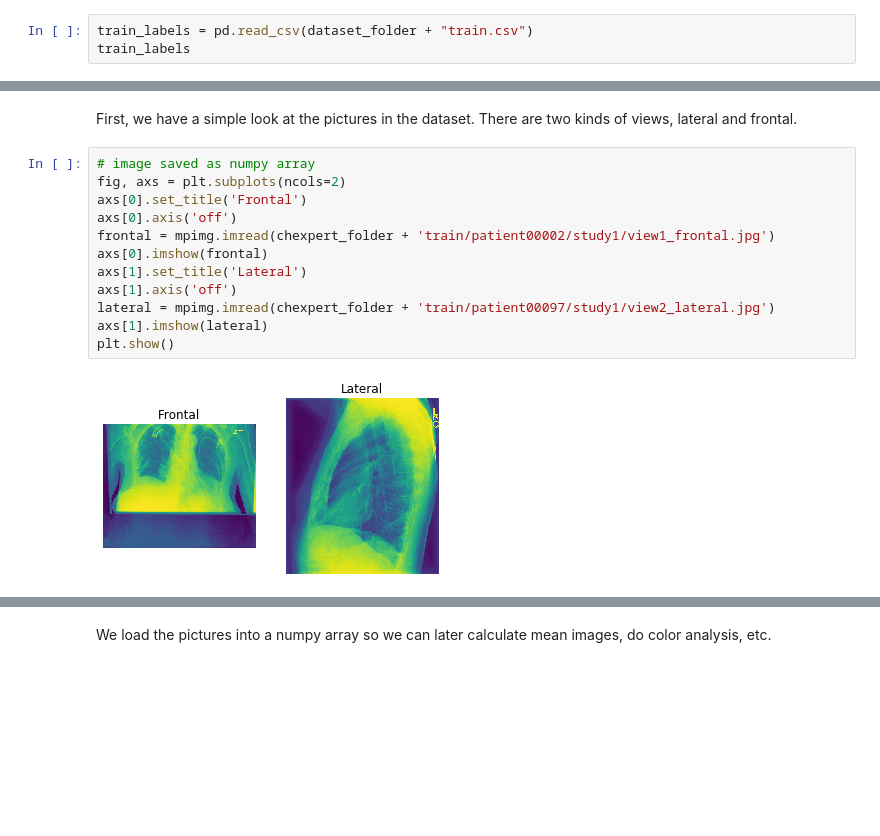
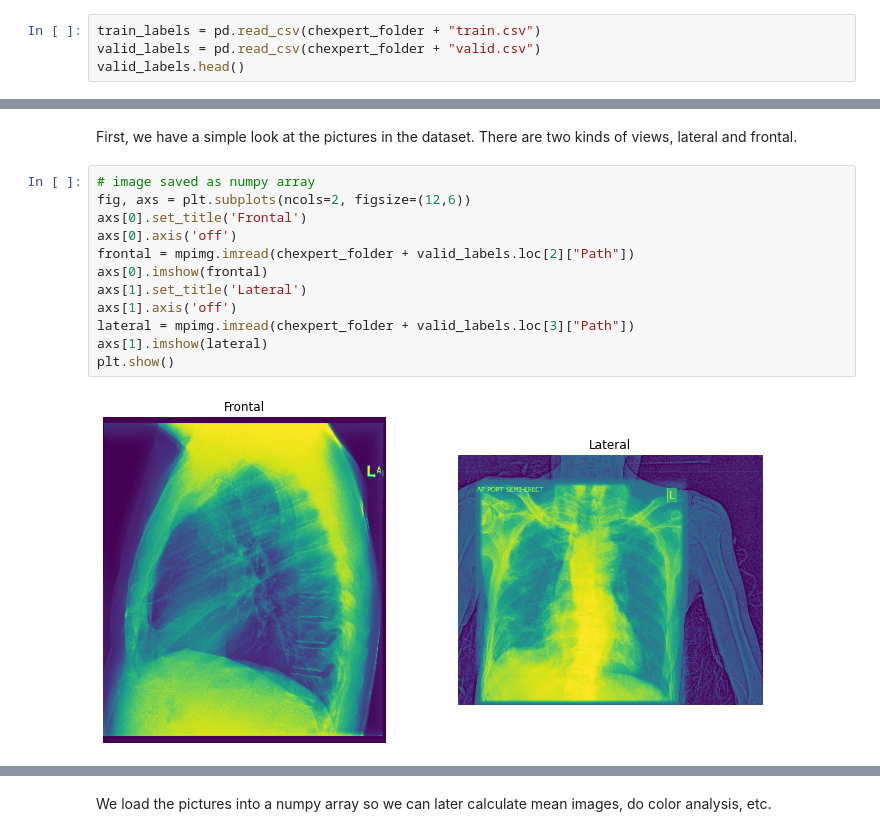
Before and after one commit to TobiasSchmidtDE/DeepL-MedicalImaging, a Jupyter notebook: src/datasets/chexpert_exploration.ipynb, the cells around one changed output, grey strips where cells are left out. Cells and saved outputs as stored; diff of their text form; blank space fills up the shorter version.

Commit message:
Refactore notebooks for multiple datasets WIP

```diff
--- a/src/datasets/chexpert_exploration.ipynb
+++ b/src/datasets/chexpert_exploration.ipynb
@@ -21,4 +20,5 @@ chexpert_folder
 # %%
-train_labels = pd.read_csv(dataset_folder + "train.csv")
-train_labels
+train_labels = pd.read_csv(chexpert_folder + "train.csv")
+valid_labels = pd.read_csv(chexpert_folder + "valid.csv")
+valid_labels.head()
 # %% [output]
@@ -40,15 +33,15 @@ First, we have a simple look at the pictures in the dataset. There are two kinds
 and frontal.
 # %%
 # image saved as numpy array
-fig, axs = plt.subplots(ncols=2)
+fig, axs = plt.subplots(ncols=2, figsize=(12,6))
 axs[0].set_title('Frontal')
 axs[0].axis('off')
-frontal = mpimg.imread(chexpert_folder + 'train/patient00002/study1/view1_frontal.jpg')
+frontal = mpimg.imread(chexpert_folder + valid_labels.loc[2]["Path"])
 axs[0].imshow(frontal)
 axs[1].set_title('Lateral')
 axs[1].axis('off')
-lateral = mpimg.imread(chexpert_folder + 'train/patient00097/study1/view2_lateral.jpg')
+lateral = mpimg.imread(chexpert_folder + valid_labels.loc[3]["Path"])
 axs[1].imshow(lateral)
 plt.show()
 # %% [output]
-[figure, old version]
+[figure, new version]
```
Also changed, not shown: parts of 8 cells of this notebook, 3 other files.
